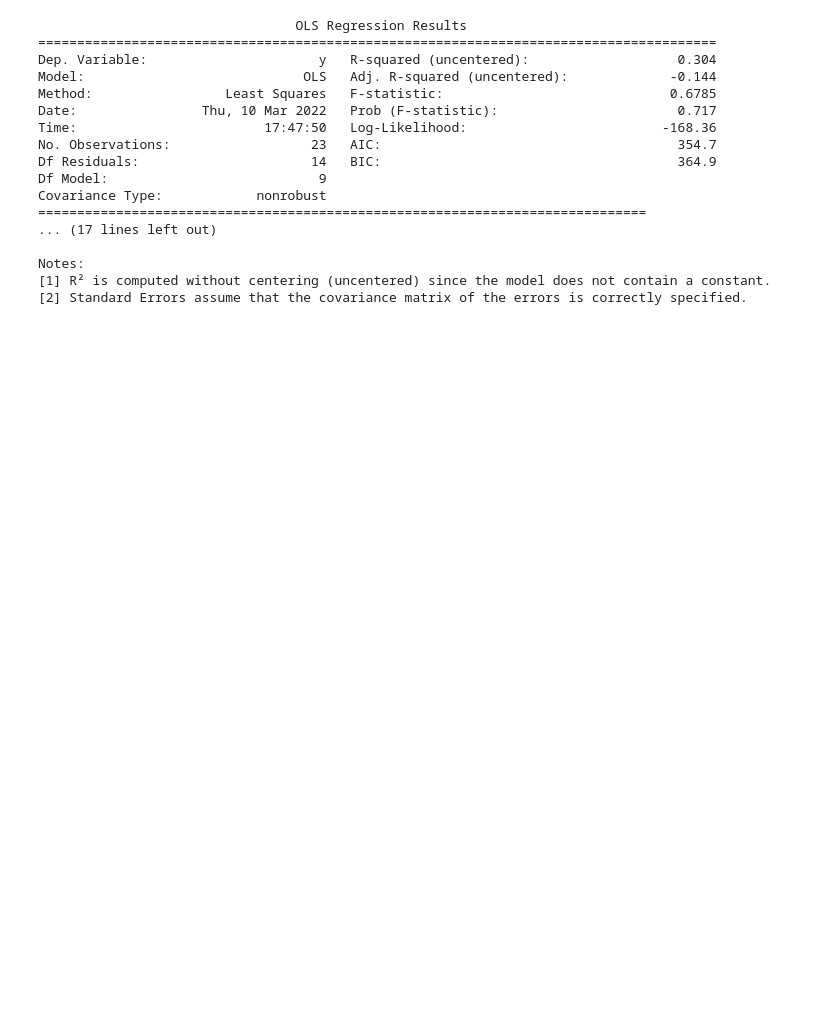
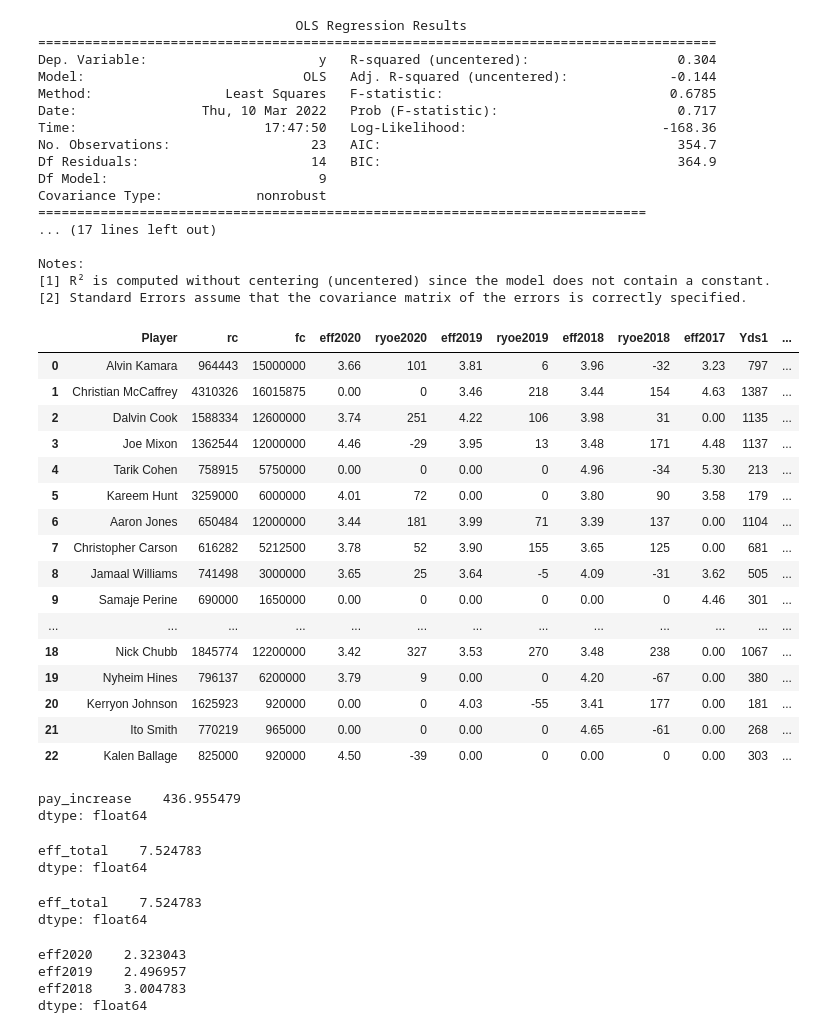
Before and after one commit to akulkarnii/nflmetrics, a Jupyter notebook: rb_contract_yr_performance.ipynb, the cells around one changed output. Saved outputs shown, nothing was run; the diff lists cells and outputs as text; code cells hidden in the pictures; blank space fills up the shorter version.

```diff
--- a/rb_contract_yr_performance.ipynb
+++ b/rb_contract_yr_performance.ipynb
@@ -259,0 +264,47 @@ Notes:
+# %%
+ngs = pd.read_csv("./rookie_contract_advanced_stats.csv")
+ngs['pay_increase'] = ngs.apply(lambda r: ((r.fc - r.rc)/r.rc) * 100, axis = 1)
+ngs['eff_total'] = ngs.apply(lambda r: ((r.eff2019 + r.eff2018 + r.eff2017)), axis = 1)
+ngs['ryoe_total'] = ngs.apply(lambda r: ((r.ryoe2019 + r.ryoe2018)), axis = 1)
+ngs['ryoe_total'] = ngs.apply(lambda r: 1 if ((r.ryoe2019 - r.ryoe2018 > 0)) else 0, axis = 1)
+ngs
+# %% [output]
+|  | Player | rc | fc | eff2020 | ryoe2020 | eff2019 | ryoe2019 | eff2018 | ryoe2018 | eff2017 | Yds1 | ... |
+| 0 | Alvin Kamara | 964443 | 15000000 | 3.66 | 101 | 3.81 | 6 | 3.96 | -32 | 3.23 | 797 | ... |
+| 1 | Christian McCaffrey | 4310326 | 16015875 | 0.00 | 0 | 3.46 | 218 | 3.44 | 154 | 4.63 | 1387 | ... |
+| 2 | Dalvin Cook | 1588334 | 12600000 | 3.74 | 251 | 4.22 | 106 | 3.98 | 31 | 0.00 | 1135 | ... |
+| 3 | Joe Mixon | 1362544 | 12000000 | 4.46 | -29 | 3.95 | 13 | 3.48 | 171 | 4.48 | 1137 | ... |
+| 4 | Tarik Cohen | 758915 | 5750000 | 0.00 | 0 | 0.00 | 0 | 4.96 | -34 | 5.30 | 213 | ... |
+| 5 | Kareem Hunt | 3259000 | 6000000 | 4.01 | 72 | 0.00 | 0 | 3.80 | 90 | 3.58 | 179 | ... |
+| 6 | Aaron Jones | 650484 | 12000000 | 3.44 | 181 | 3.99 | 71 | 3.39 | 137 | 0.00 | 1104 | ... |
+| 7 | Christopher Carson | 616282 | 5212500 | 3.78 | 52 | 3.90 | 155 | 3.65 | 125 | 0.00 | 681 | ... |
+| 8 | Jamaal Williams | 741498 | 3000000 | 3.65 | 25 | 3.64 | -5 | 4.09 | -31 | 3.62 | 505 | ... |
+| 9 | Samaje Perine | 690000 | 1650000 | 0.00 | 0 | 0.00 | 0 | 0.00 | 0 | 4.46 | 301 | ... |
+| ... | ... | ... | ... | ... | ... | ... | ... | ... | ... | ... | ... | ... |
+| 18 | Nick Chubb | 1845774 | 12200000 | 3.42 | 327 | 3.53 | 270 | 3.48 | 238 | 0.00 | 1067 | ... |
+| 19 | Nyheim Hines | 796137 | 6200000 | 3.79 | 9 | 0.00 | 0 | 4.20 | -67 | 0.00 | 380 | ... |
+| 20 | Kerryon Johnson | 1625923 | 920000 | 0.00 | 0 | 4.03 | -55 | 3.41 | 177 | 0.00 | 181 | ... |
+| 21 | Ito Smith | 770219 | 965000 | 0.00 | 0 | 0.00 | 0 | 4.65 | -61 | 0.00 | 268 | ... |
+| 22 | Kalen Ballage | 825000 | 920000 | 4.50 | -39 | 0.00 | 0 | 0.00 | 0 | 0.00 | 303 | ... |
+# %%
+np.mean(ngs.iloc[:,[10]])
+# %% [output]
+pay_increase    436.955479
+dtype: float64
+# %%
+np.mean(ngs.iloc[:,[11]])
+# %% [output]
+eff_total    7.524783
+dtype: float64
+# %%
+np.mean(ngs.iloc[:,[14]])
+# %% [output]
+eff_total    7.524783
+dtype: float64
+# %%
+np.mean(ngs.iloc[:,[3,5,7]])
+# %% [output]
+eff2020    2.323043
+eff2019    2.496957
+eff2018    3.004783
+dtype: float64
```
Also changed, not shown: parts of 15 cells of this notebook.
